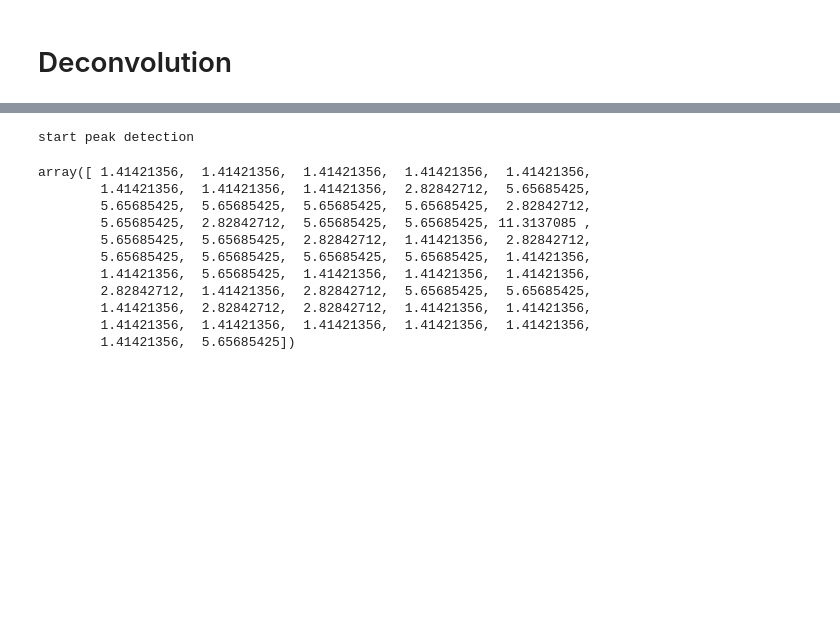
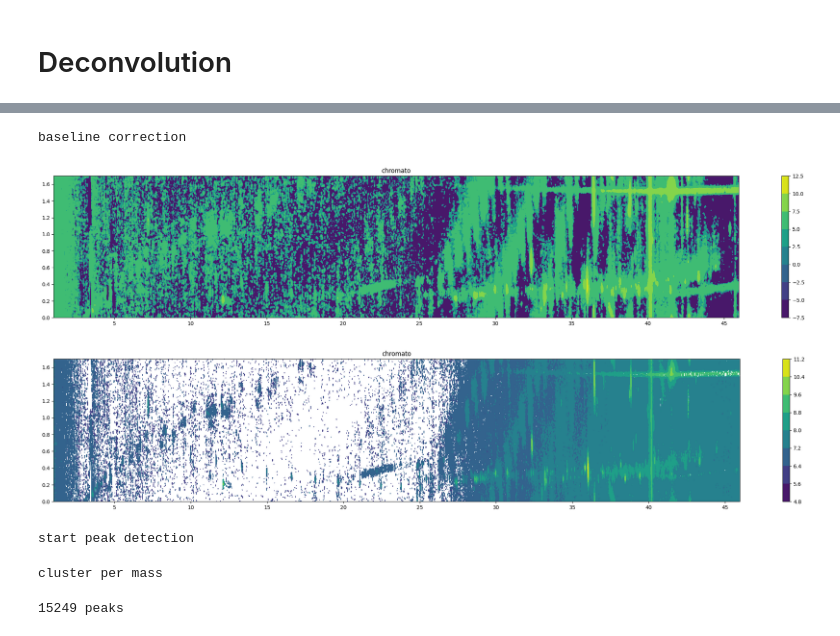
Before and after one commit to Lollith/Python-2DGC-Alignment, a Jupyter notebook: notebooks/deconvolution.ipynb, the cells around one changed output, grey strips where cells are left out. Saved outputs shown, nothing was run; the diff lists cells and outputs as text; code cells hidden in the pictures; blank space fills up the shorter version.

```diff
--- a/notebooks/deconvolution.ipynb
+++ b/notebooks/deconvolution.ipynb
@@ -259,6 +50,18 @@ def fit_all_peaks_fixed_centers(tmp, coords, window_1=4, window_2=20, min_dist=1
 # %%
-chromato_cube_cut = chromato_cube[:200,:1200,:]
-time_rn_cut = (1.0000000584, 35.0001)
-chromato_cut = chromato[:1200,:]
+chromato_cube = chromato_cube[:400,:,:]
+# %%
+print("baseline correction")
+from baseline_correction import baseline_correct_mp
+#baseline_cube = np.array([baseline_correct(chromato_cube[m,:,:]) for m in range(chromato_cube.shape[0])]) # multiprocess
+baseline_cube=baseline_correct_mp(chromato_cube)
+# %% [output]
+baseline correction
+# %%
+plt.rcParams['figure.figsize'] = [30, 5]
+plot.visualizer2((baseline_cube[134,:,:], time_rn), title="chromato", log_chromato=True,  mod_time=1.7)
+plot.visualizer2((chromato_cube[134,:,:], time_rn), title="chromato", log_chromato=True,  mod_time=1.7)
+# %% [output]
+[figure, added]
+[figure, added]
 # %%
 print("start peak detection")
@@ -277,16 +74,2 @@ results= dbscan_peak.detect_peak_dog_mp(chromato_cube_cut,50,
 # %% [output]
 start peak detection
-# %%
-results[0][1]
-# %% [output]
-array([ 1.41421356,  1.41421356,  1.41421356,  1.41421356,  1.41421356,
-        1.41421356,  1.41421356,  1.41421356,  2.82842712,  5.65685425,
-        5.65685425,  5.65685425,  5.65685425,  5.65685425,  2.82842712,
-        5.65685425,  2.82842712,  5.65685425,  5.65685425, 11.3137085 ,
-        5.65685425,  5.65685425,  2.82842712,  1.41421356,  2.82842712,
-        5.65685425,  5.65685425,  5.65685425,  5.65685425,  1.41421356,
-        1.41421356,  5.65685425,  1.41421356,  1.41421356,  1.41421356,
-        2.82842712,  1.41421356,  2.82842712,  5.65685425,  5.65685425,
-        1.41421356,  2.82842712,  2.82842712,  1.41421356,  1.41421356,
-        1.41421356,  1.41421356,  1.41421356,  1.41421356,  1.41421356,
-        1.41421356,  5.65685425])
@@ -292,0 +120,11 @@ array([ 1.41421356,  1.41421356,  1.41421356,  1.41421356,  1.41421356,
+# %%
+print("cluster per mass")
+coordinate = [x[0] for x in results]
+radius=[x[1] for x in results]
+coordinate_cluster, radius=dbscan_peak.cluster_per_mass(coordinate,radius,baseline_cube,chromato_cube,time_rn,1.7,rt1_delta=10, rt2_delta=0.1,thr_debscan=0.03,max_peak_per_mass=400)
+# %% [output]
+cluster per mass
+# %%
+print(str(np.sum([len(x) for x in coordinate_cluster]))+ " peaks")
+# %% [output]
+15249 peaks
```
Also changed, not shown: parts of 53 cells of this notebook, 2 other files.
